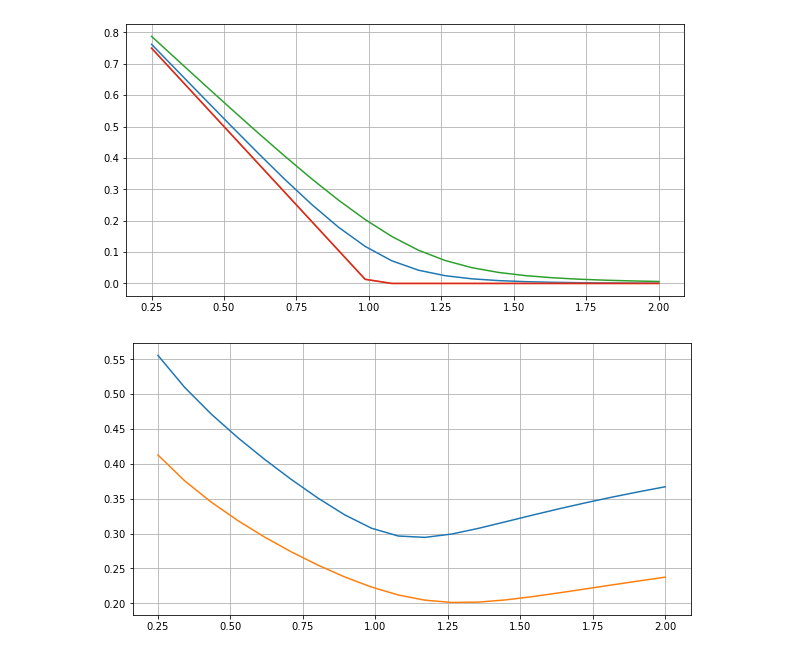
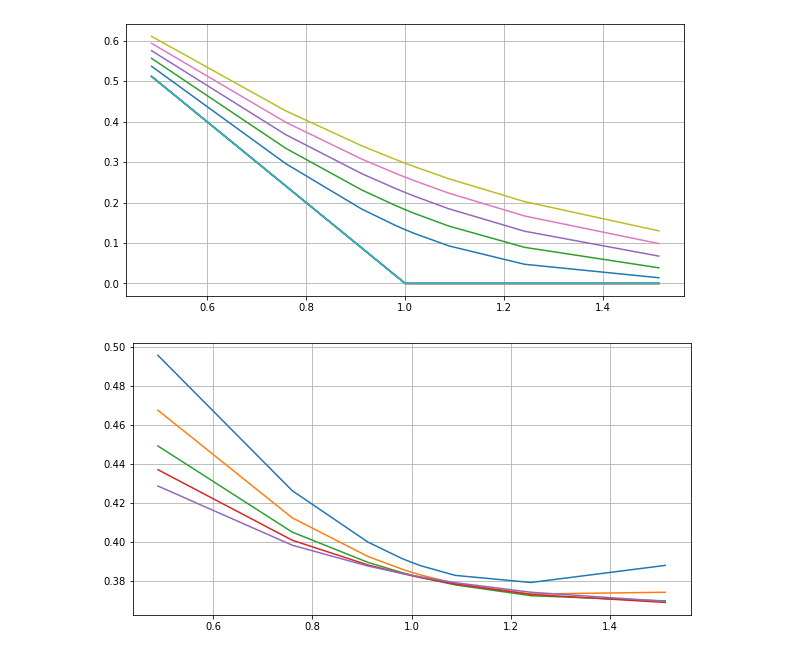
Before and after one commit to dolmatovas/MathFinance, a Jupyter notebook: heston/Heston Calibration.ipynb, the cells around one changed output. Saved outputs shown, nothing was run; the diff lists cells and outputs as text; code cells hidden in the pictures.

```diff
--- a/heston/Heston Calibration.ipynb
+++ b/heston/Heston Calibration.ipynb
@@ -261,17 +416,15 @@ def BS(K, S, r, tau, vol):
     return call_price
 
 
-def getIV(call_prices, Ks, F, r, tau):
-
+def getIV(call_prices, Ks, S, r, tau):
     res = []
     for call_price, K in zip(call_prices, Ks):
         def foo(vol):
-            call_price_ = BS(K, F, r, tau, vol)
+            call_price_ = BS(K, S, r, tau, vol)
             return call_price_ - call_price
 
         v0 = 1e-15
         v1 = 100
-
         br = foo(v0) <= 0 and foo(v1) >= 0
         vol = np.nan
         if br:
@@ -353,7 +526,7 @@ r = 0.1
 
 k_0 = 2.5
 sig_0 = 0.9
-theta_0 = 0.015
+theta_0 = 0.15
 rho_0 = -0.2
 v0_0 = 0.175
 
@@ -361,8 +534,8 @@ S0 = 1.0
 K0 = 1.0
 T = 1.0
 
-Nk = 20
-Kn = K0 * np.linspace(0.25, 2, Nk)
+Nk = 10
+Kn = K0 + np.linspace(-0.8, 0.8, Nk) ** 3
 
 #Kn = Kn.reshape(-1, 1)
 #Sn = Sn.reshape()
@@ -404,20 +577,20 @@ None
 # %%
 plt.figure(figsize=(10, 5))
 payoff = np.maximum(0.0, S0 - Kn)
 plt.plot()
-for t in range(0, Nt, 3):
+for t in range(0, Nt):
     plt.plot(Kn, C0[:, t])
     plt.plot(Kn, payoff)
 plt.grid()
 # %% [output]
-[figure, old version]
+[figure, new version]
 # %%
 plt.figure(figsize=(10, 5))
-for t in range(0, Nt, 3):
+for t in range(0, Nt):
     plt.plot(Kn, vol0[:, t])
 plt.grid()
 # %% [output]
-[figure, old version]
+[figure, new version]
 # %%
 def getResudalAndGrad(C0, S, Kn, Nu, Tn, r, *heston_params):
     Nt = len(Tn)
```
Also changed, not shown: parts of 40 cells of this notebook, 2 other files.
